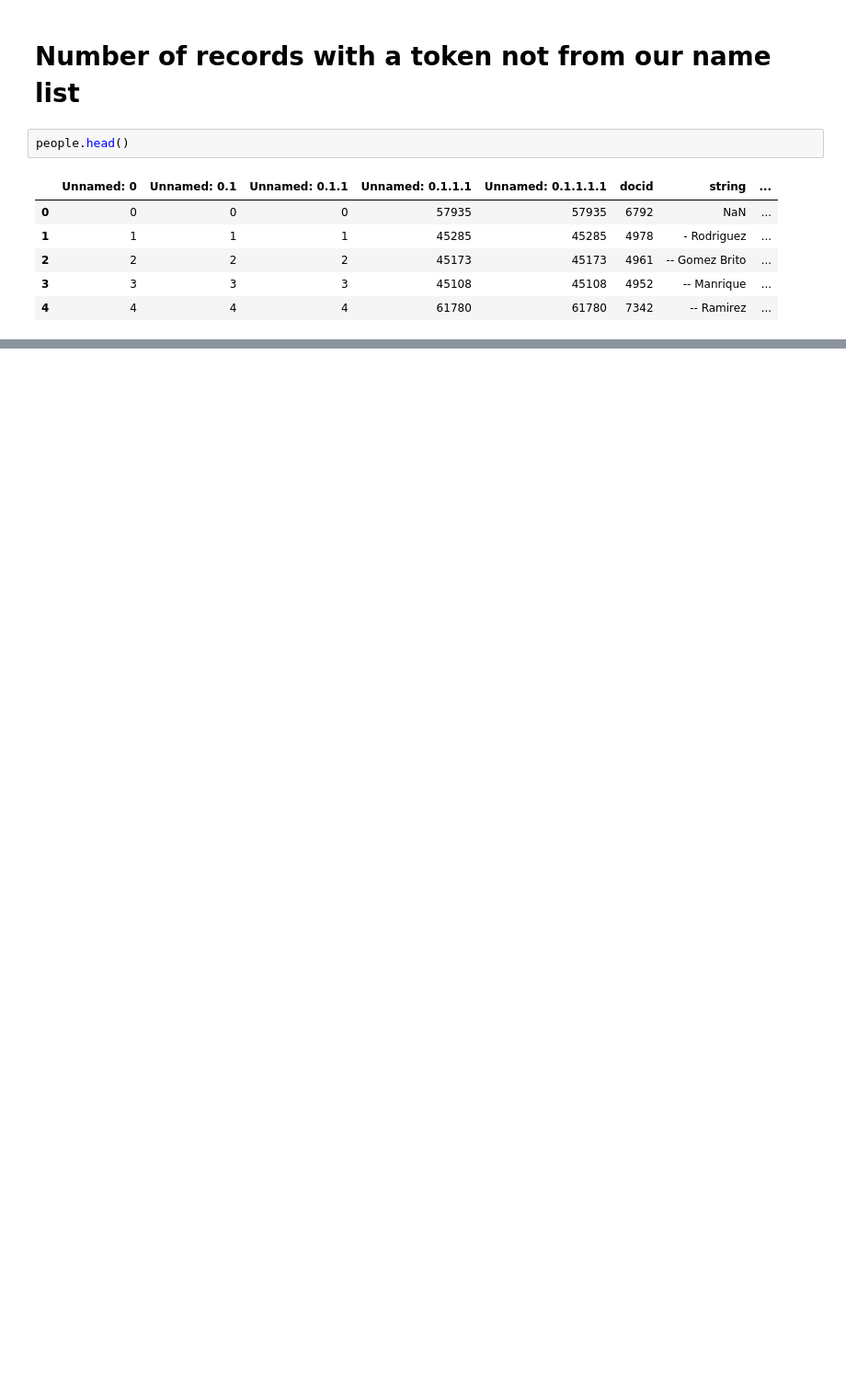
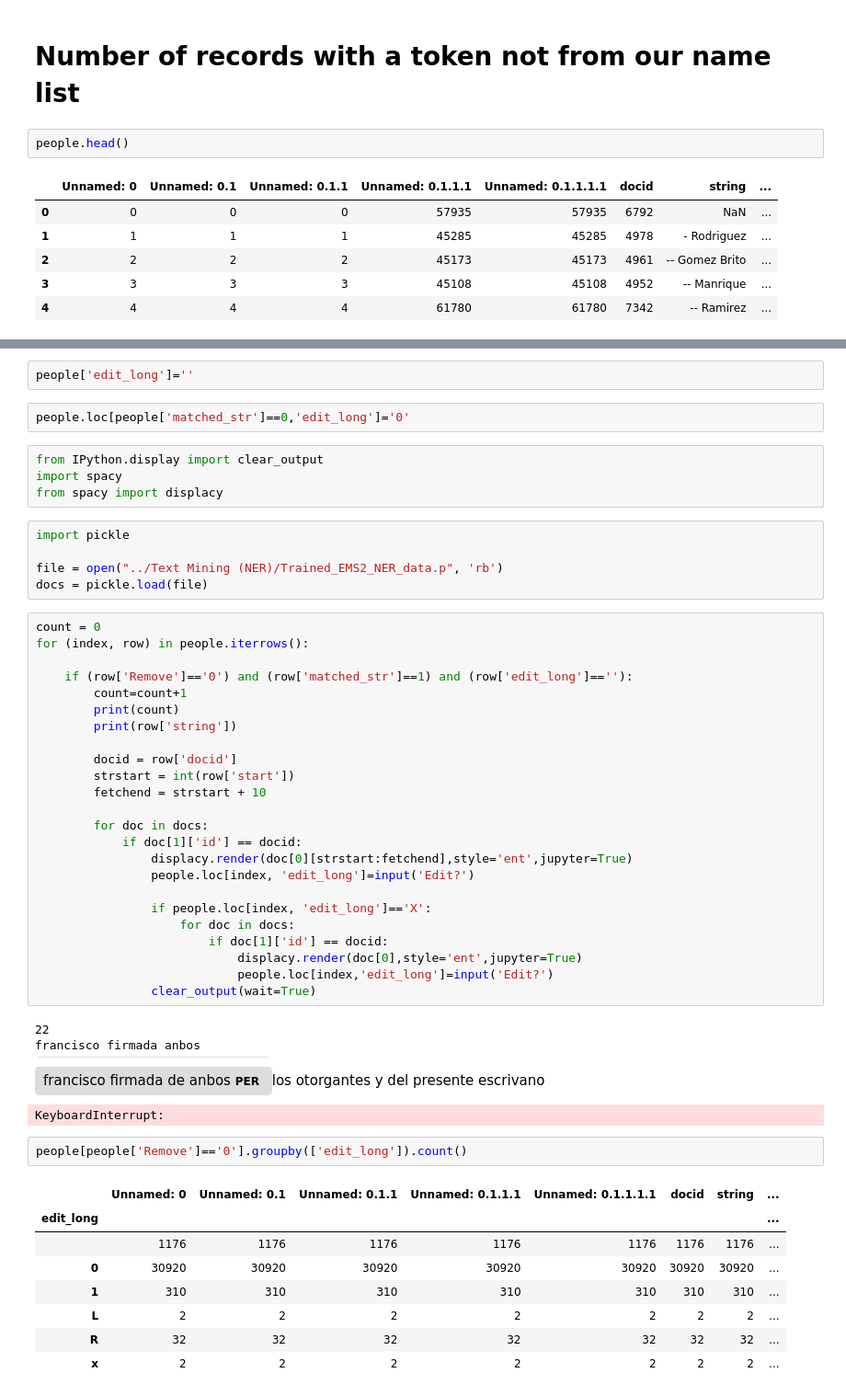
Before and after one commit to FelipeAdeT/SevilleDataProcessing, a Jupyter notebook: Data Cleaning/Data Cleaning 2 Correct Miscategorized Labels.ipynb, the cells around one changed output, grey strips where cells are left out. Shown: that part at 92% size. Drawn from its saved outputs; the diff is of its cells as text; blank space fills up the shorter version.

Commit message:
Day's work 20052020 Data Cleaning 2 and re-do NER pickling

```diff
--- a/Data Cleaning/Data Cleaning 2 Correct Miscategorized Labels.ipynb
+++ b/Data Cleaning/Data Cleaning 2 Correct Miscategorized Labels.ipynb
@@ -383,0 +385,53 @@ NameError: name 'people' is not defined
+# %%
+people['edit_long']=''
+# %%
+people.loc[people['matched_str']==0,'edit_long']='0'
+# %%
+from IPython.display import clear_output
+import spacy
+from spacy import displacy
+# %%
+import pickle
+
+file = open("../Text Mining (NER)/Trained_EMS2_NER_data.p", 'rb')
+docs = pickle.load(file)
+# %%
+count = 0
+for (index, row) in people.iterrows():
+
+    if (row['Remove']=='0') and (row['matched_str']==1) and (row['edit_long']==''):
+        count=count+1
+        print(count)
+        print(row['string'])
+
+        docid = row['docid']
+        strstart = int(row['start'])
+        fetchend = strstart + 10
+
+        for doc in docs:
+            if doc[1]['id'] == docid:
+                displacy.render(doc[0][strstart:fetchend],style='ent',jupyter=True)
+                people.loc[index, 'edit_long']=input('Edit?')
+
+                if people.loc[index, 'edit_long']=='X':
+                    for doc in docs:
+                        if doc[1]['id'] == docid:
+                            displacy.render(doc[0],style='ent',jupyter=True)
+                            people.loc[index,'edit_long']=input('Edit?')
+                clear_output(wait=True)
+# %% [output]
+22
+francisco firmada anbos
+francisco firmada de anbos PER los otorgantes y del presente escrivano
+KeyboardInterrupt:
+# %%
+people[people['Remove']=='0'].groupby(['edit_long']).count()
+# %% [output]
+|  | Unnamed: 0 | Unnamed: 0.1 | Unnamed: 0.1.1 | Unnamed: 0.1.1.1 | Unnamed: 0.1.1.1.1 | docid | string | ... |
+| edit_long |  |  |  |  |  |  |  | ... |
+|  | 1176 | 1176 | 1176 | 1176 | 1176 | 1176 | 1176 | ... |
+| 0 | 30920 | 30920 | 30920 | 30920 | 30920 | 30920 | 30920 | ... |
+| 1 | 310 | 310 | 310 | 310 | 310 | 310 | 310 | ... |
+| L | 2 | 2 | 2 | 2 | 2 | 2 | 2 | ... |
+| R | 32 | 32 | 32 | 32 | 32 | 32 | 32 | ... |
+| x | 2 | 2 | 2 | 2 | 2 | 2 | 2 | ... |
```
Also changed, not shown: parts of 104 cells of this notebook, 1 other file.
